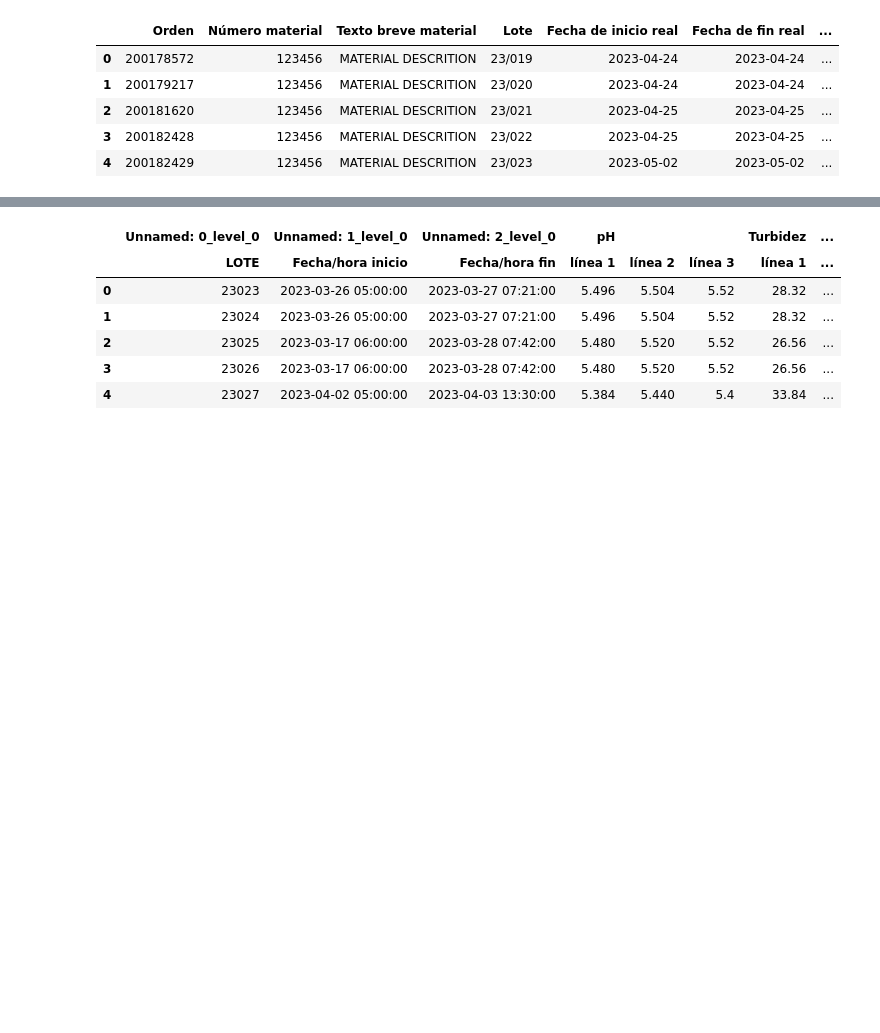
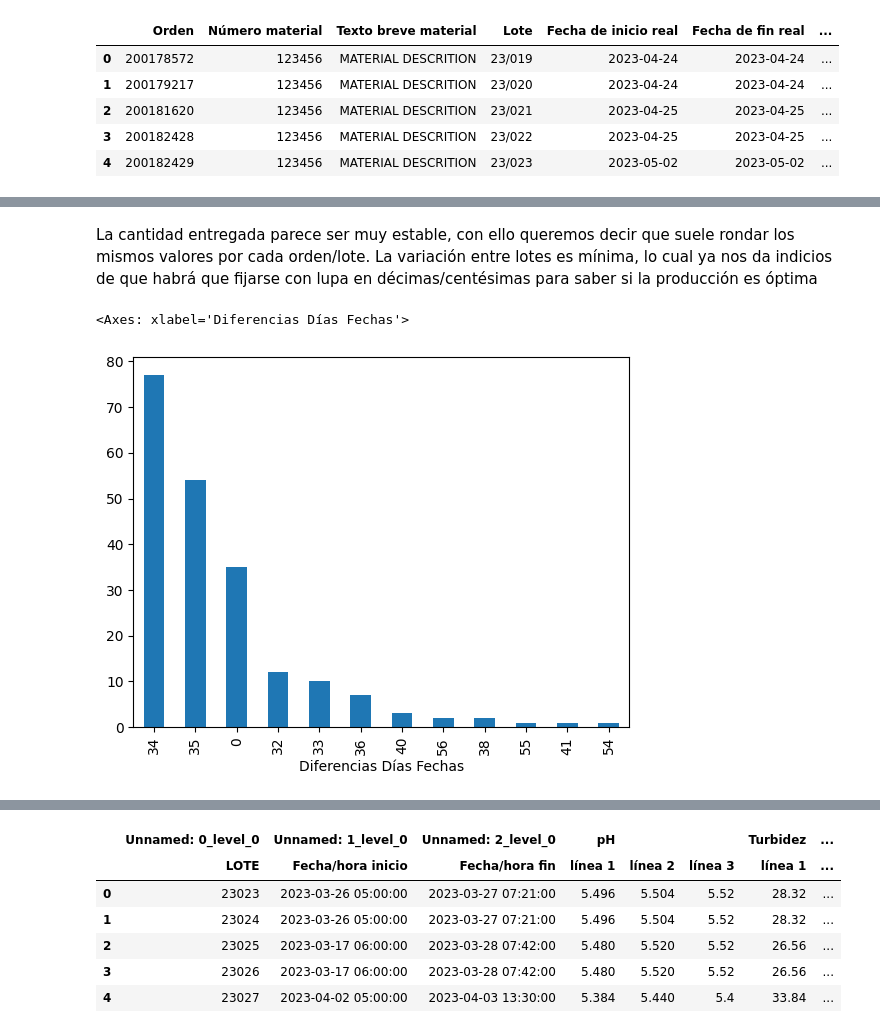
Before and after one commit to nikodyulger/datathon-los-forajidos, a Jupyter notebook: exploracion.ipynb, the cells around one changed output, grey strips where cells are left out. Cells and saved outputs as stored; diff of their text form; code cells hidden in the pictures; blank space fills up the shorter version.

```diff
--- a/exploracion.ipynb
+++ b/exploracion.ipynb
@@ -3,5 +14,5 @@ import pandas as pd
 # %%
-df_info_general = pd.read_excel('raw_data/OF 123456.xlsx', engine='openpyxl')
+df_info_general = pd.read_excel('raw_data/OF 123456.xlsx', parse_dates=['Fecha de inicio real', 'Fecha de fin real'], engine='openpyxl')
 df_info_general.head(5)
 # %% [output]
 |  | Orden | Número material | Texto breve material | Lote | Fecha de inicio real | Fecha de fin real | ... |
@@ -12,0 +75,8 @@ df_info_general.head(5)
+# %% [markdown]
+La cantidad entregada parece ser muy estable, con ello queremos decir que suele rondar los mismos valores por cada orden/lote. La variación entre lotes es mínima, lo cual ya nos da indicios de que habrá que fijarse con lupa en décimas/centésimas para saber si la producción es óptima
+# %%
+df_info_general['Diferencias Días Fechas'] = (df_info_general['Fecha de fin real'] - df_info_general['Fecha de inicio real']).dt.days
+df_info_general['Diferencias Días Fechas'].value_counts().plot(kind="bar")
+# %% [output]
+<Axes: xlabel='Diferencias Días Fechas'>
+[figure, added]
```
Also changed, not shown: parts of 15 cells of this notebook.
